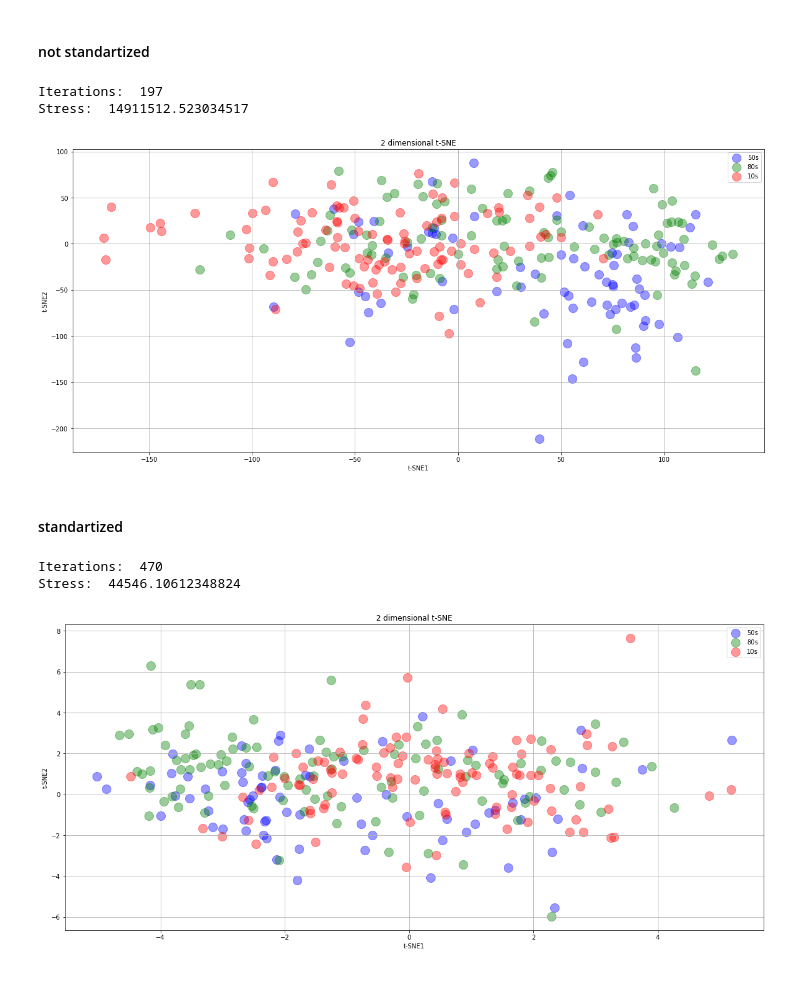
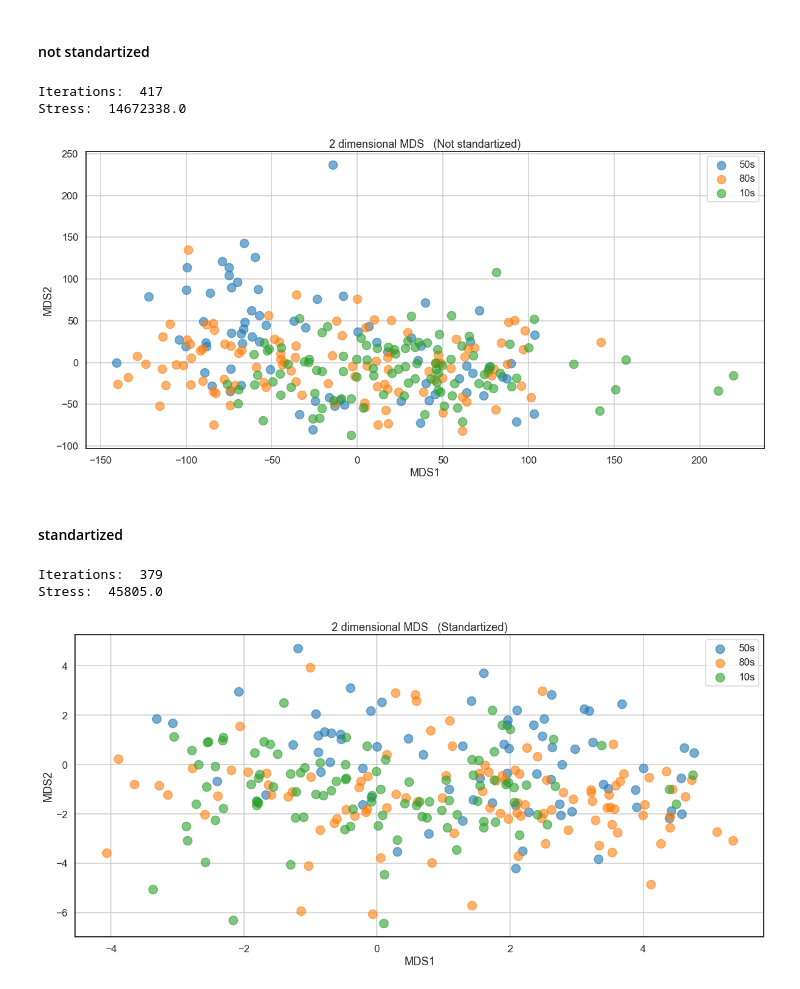
Before and after one commit to dovmar/PDVS, a Jupyter notebook: Lab_2/Lab-2.ipynb, the cells around one changed output. Saved outputs shown, nothing was run; the diff lists cells and outputs as text; code cells hidden in the pictures.

```diff
--- a/Lab_2/Lab-2.ipynb
+++ b/Lab_2/Lab-2.ipynb
@@ -16,4 +18,8 @@ def read_clean_data(filename):
 # %%
 filenames = ['1950.csv','1980.csv','2010.csv']
 
-df = pd.concat([read_clean_data(i) for i in filenames])
+df = pd.concat([read_clean_data(i) for i in filenames]).reset_index()
+
+df_id = df[["title","artist"]]
+
+df = df.iloc[:,4:]
@@ -49,3 +31,5 @@ decade
 50s     73
 80s    105
 Name: tempo, dtype: int64
+# %%
+sns.set_context("talk")
@@ -51,0 +41,12 @@ Name: tempo, dtype: int64
+# %%
+sns.set_theme(style="white")
+
+corr = df_features.corr()
+mask = np.triu(np.ones_like(corr, dtype=bool))
+
+
+f, ax = plt.subplots(figsize=(10,8))
+cmap = sns.diverging_palette(240,15,as_cmap=True)
+plot=sns.heatmap(corr,mask=mask,vmax=1,vmin=-1,center=0,cmap=cmap,square=True,cbar_kws={"shrink":.5},
+            linewidth=1,ax=ax,annot=True)
+plot.tick_params(axis='x', rotation=45)
@@ -117,33 +192,35 @@ do_pca(df, True)
 # %%
 import plotly.express as px
 from sklearn.manifold import MDS
+from sklearn.metrics import euclidean_distances
 
-def plot_mds(df):
+def plot_mds(df,title):
     fig = plt.figure(figsize=(20, 9))
     ax = fig.add_subplot(1,1,1)
     ax.set_xlabel("MDS1")
     ax.set_ylabel("MDS2")
-    ax.set_title("2 dimensional MDS")
+    ax.set_title("2 dimensional MDS" + f"   ({title})")
     targets = ['50s',  '80s', '10s']
-    colors = ['b', 'g', 'r',]
+    colors = ['tab:blue', 'tab:orange', 'tab:green',]
     for target, color in zip(targets,colors):
         indicesToKeep = df['key'] == target
         ax.scatter(df.loc[indicesToKeep, 'PC1']
                     , df.loc[indicesToKeep, 'PC2']
                     , c = color
                     , s = 200
-                    , alpha = 0.4)
+                    , alpha = 0.6)
     ax.legend(targets)
     ax.grid()
 
-def do_mds(df, standartize = False,metric=True):
+def do_mds(df, standartize = False,metric=True,title=""):
     model2d=MDS(n_components=2,
           metric=metric,
           n_init=4,
           max_iter=1000,
           verbose=0,
-          eps=0.001,
+          eps=0.00001,
           n_jobs=None,
+          random_state = 1000,
           dissimilarity='euclidean')
 
     x = df.loc[:, df.columns[:-1]].values
@@ -154,27 +231,28 @@ def do_mds(df, standartize = False,metric=True):
 
     X_trans = model2d.fit_transform(x)
 
+    stress = round(model2d.stress_,0)
     print('Iterations: ', model2d.n_iter_)
-    print('Stress: ', model2d.stress_)
+    print('Stress: ', stress)
 
     X_trans = X_trans.reshape(2, -1)
     y = y.flatten()
     toplot = pd.DataFrame({"PC1":X_trans[0],"PC2":X_trans[1],"key":y})
 
-    plot_mds(toplot)
+    plot_mds(toplot,title)
 # %% [markdown]
 #### not standartized
 # %%
-do_mds(df, False)
+do_mds(df, False, title = "Not standartized")
 # %% [output]
-Iterations:  197
-Stress:  14911512.523034517
+Iterations:  417
+Stress:  14672338.0
-[figure, old version]
+[figure, new version]
 # %% [markdown]
 #### standartized
 # %%
-do_mds(df, True)
+do_mds(df, True, title = "Standartized")
 # %% [output]
-Iterations:  470
-Stress:  44546.10612348824
+Iterations:  379
+Stress:  45805.0
-[figure, old version]
+[figure, new version]
```
Also changed, not shown: parts of 23 cells of this notebook, 7 other files.
